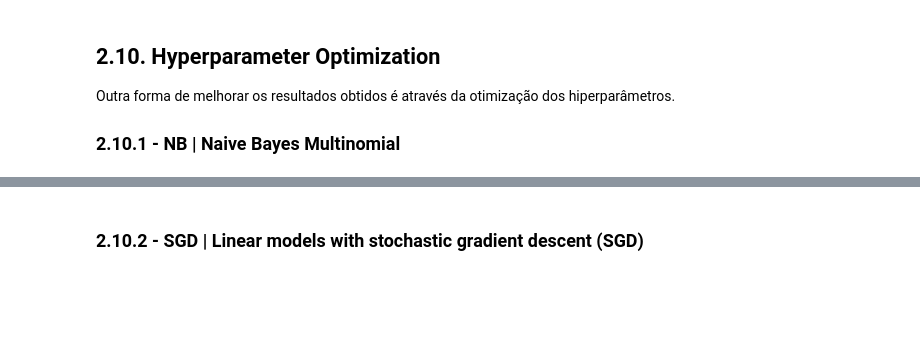
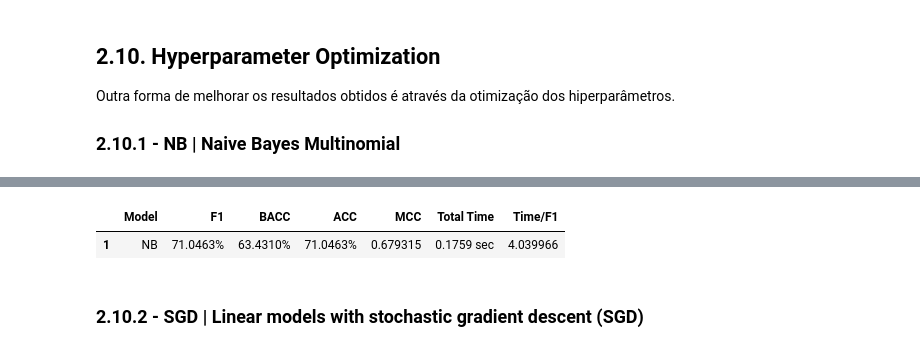
Before and after one commit to bombermal/Studies_proj_text_classification, a Jupyter notebook: main.ipynb, the cells around one changed output, grey strips where cells are left out. Cells and saved outputs as stored; diff of their text form; code cells hidden in the pictures; blank space fills up the shorter version.

```diff
--- a/main.ipynb
+++ b/main.ipynb
@@ -582,3 +646,10 @@ Elapsed: 2.7346 sec
+# %%
+# Prior results
+mask = df_stl.Model == "NB"
+df_stl.loc[mask].style.format({"F1": "{:.4%}", "BACC": "{:.4%}", "ACC": "{:.4%}", "Total Time": "{:.4f} sec"})
+# %% [output]
+|  | Model | F1 | BACC | ACC | MCC | Total Time | Time/F1 |
+| 1 | NB | 71.0463% | 63.4310% | 71.0463% | 0.679315 | 0.1759 sec | 4.039966 |
 # %% [markdown]
 ### 2.10.2 - SGD | Linear models with stochastic gradient descent (SGD)
 # %%
```
Also changed, not shown: parts of 38 cells of this notebook, 1 other file.
